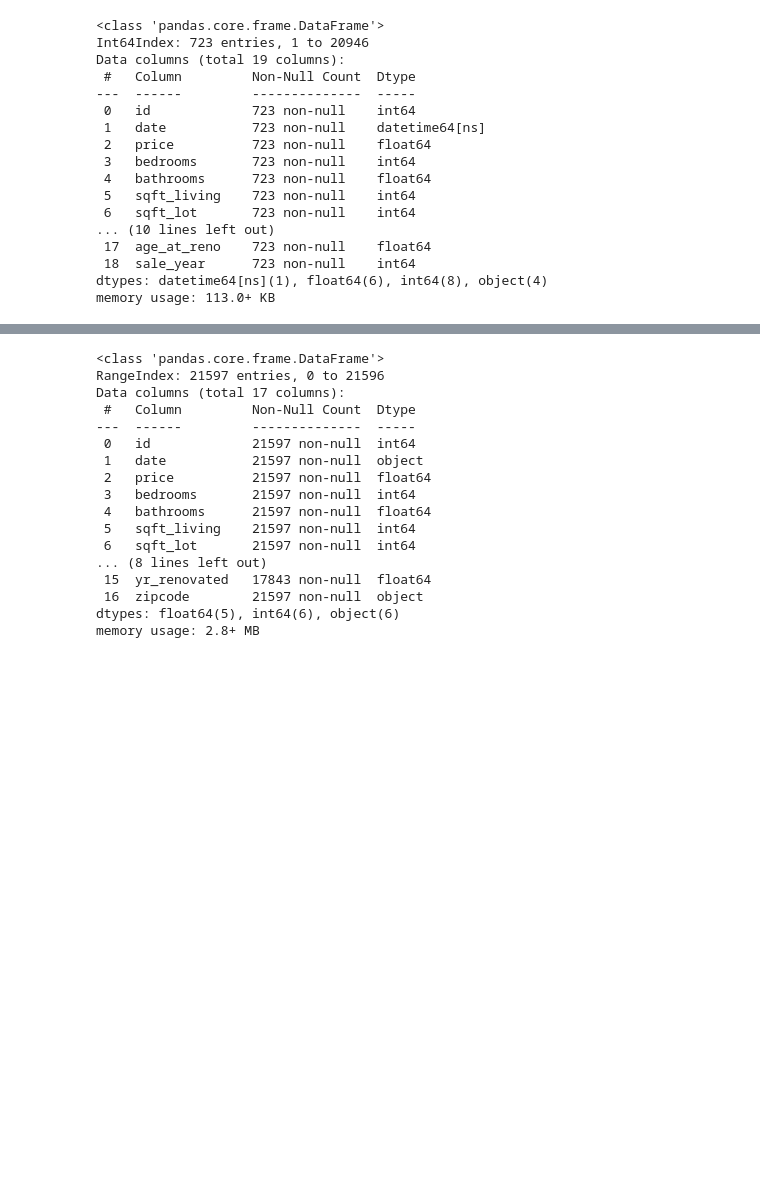
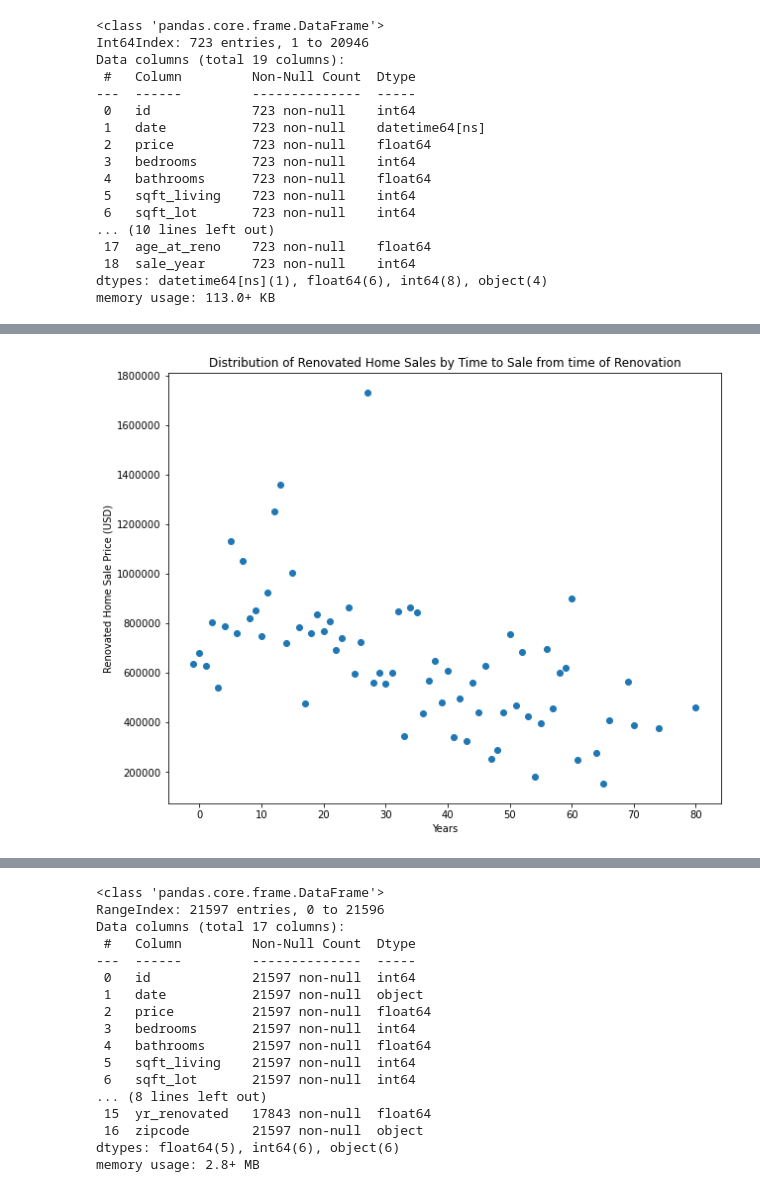
Before and after one commit to smashley-eakland/phase-2-project, a Jupyter notebook: GroupU_Project.ipynb, the cells around one changed output, grey strips where cells are left out. Cells and saved outputs as stored; diff of their text form; code cells hidden in the pictures; blank space fills up the shorter version.

```diff
--- a/GroupU_Project.ipynb
+++ b/GroupU_Project.ipynb
@@ -386,0 +380,3 @@ renovated_df.loc[renovated_df['reno_year_to_sale_time'] < 0]
+# %%
+avg_sale_price_by_reno_time = renovated_df.groupby('reno_year_to_sale_time')['price'].mean()
+avg_sale_price_by_reno_time.sort_values(ascending=False)
@@ -386,0 +397,11 @@ renovated_df.loc[renovated_df['reno_year_to_sale_time'] < 0]
+# %%
+fig, ax = plt.subplots(figsize=(10,8))
+x = avg_sale_price_by_reno_time.values
+years = avg_sale_price_by_reno_time.index
+ax.scatter(years, x)
+ax.ticklabel_format(style='plain')
+ax.set_xlabel("Years")
+ax.set_ylabel("Renovated Home Sale Price (USD)")
+ax.set_title("Distribution of Renovated Home Sales by Time to Sale from time of Renovation");
+# %% [output]
+[figure, added]
```
Also changed, not shown: parts of 15 cells of this notebook.
